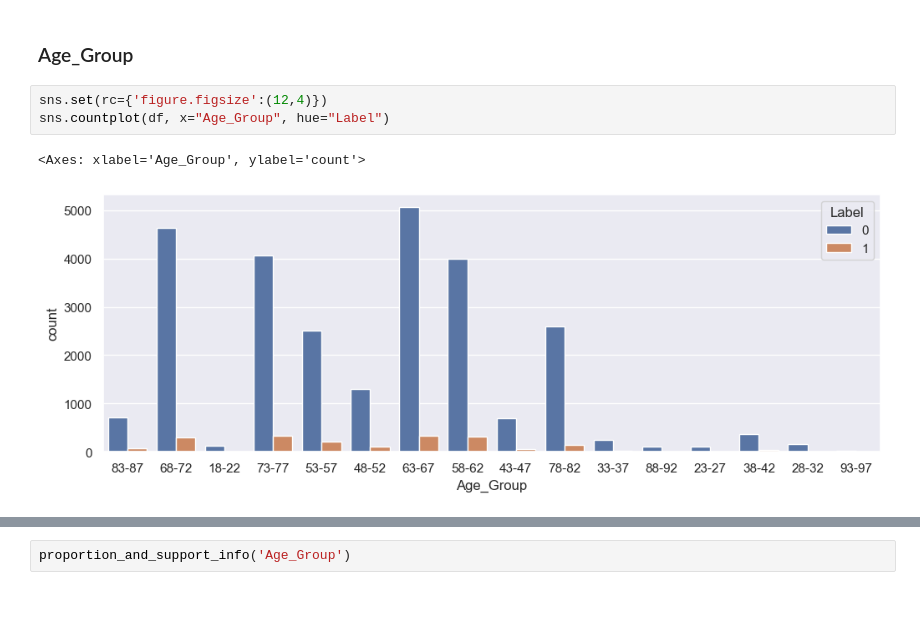
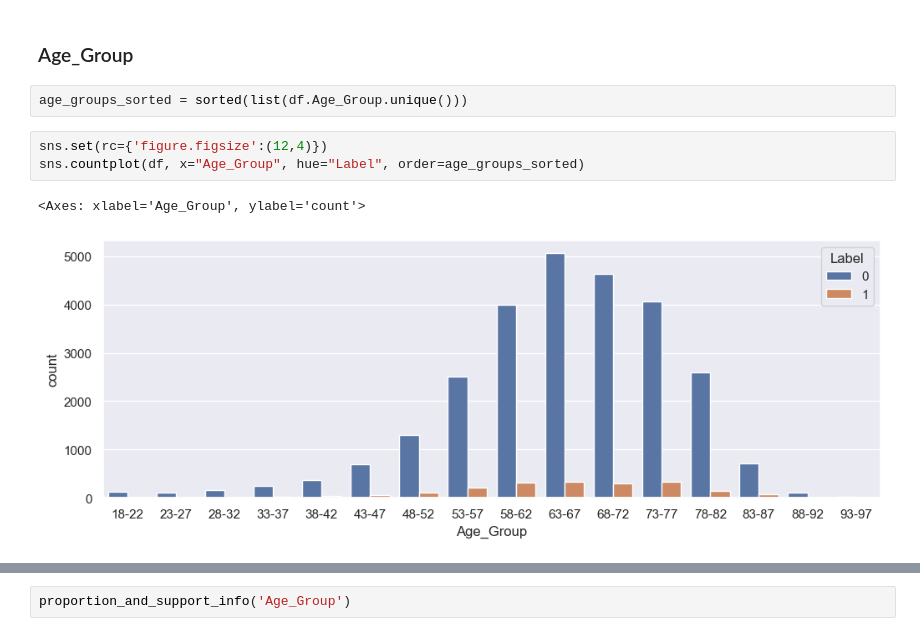
Before and after one commit to Ivan-Klabucar/Kotao, a Jupyter notebook: Exploratory Data Analysis/Initial_look_at_data.ipynb, the cells around one changed output, grey strips where cells are left out. Saved outputs shown, nothing was run; the diff lists cells and outputs as text; blank space fills up the shorter version.

```diff
--- a/Exploratory Data Analysis/Initial_look_at_data.ipynb
+++ b/Exploratory Data Analysis/Initial_look_at_data.ipynb
@@ -225,9 +225,11 @@ proportion_and_support_info('AdmissionType')
 Očito hitni slučajevi imaju veću incidenciju rehospitalizacije
 # %% [markdown]
 ### Age_Group
+# %%
+age_groups_sorted = sorted(list(df.Age_Group.unique()))
 # %%
 sns.set(rc={'figure.figsize':(12,4)})
-sns.countplot(df, x="Age_Group", hue="Label")
+sns.countplot(df, x="Age_Group", hue="Label", order=age_groups_sorted)
 # %% [output]
 <Axes: xlabel='Age_Group', ylabel='count'>
-[figure, old version]
+[figure, new version]
```
Also changed, not shown: parts of 52 cells of this notebook.
